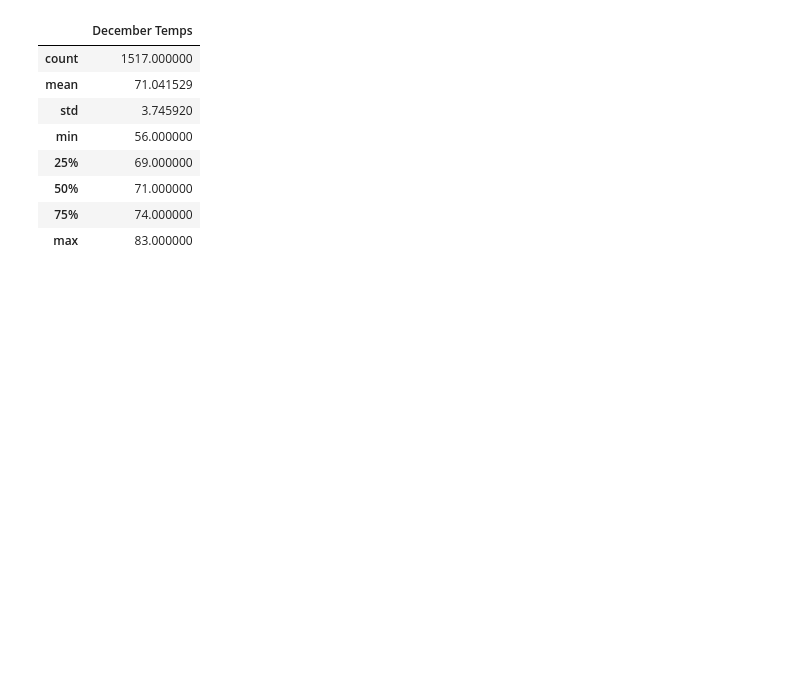
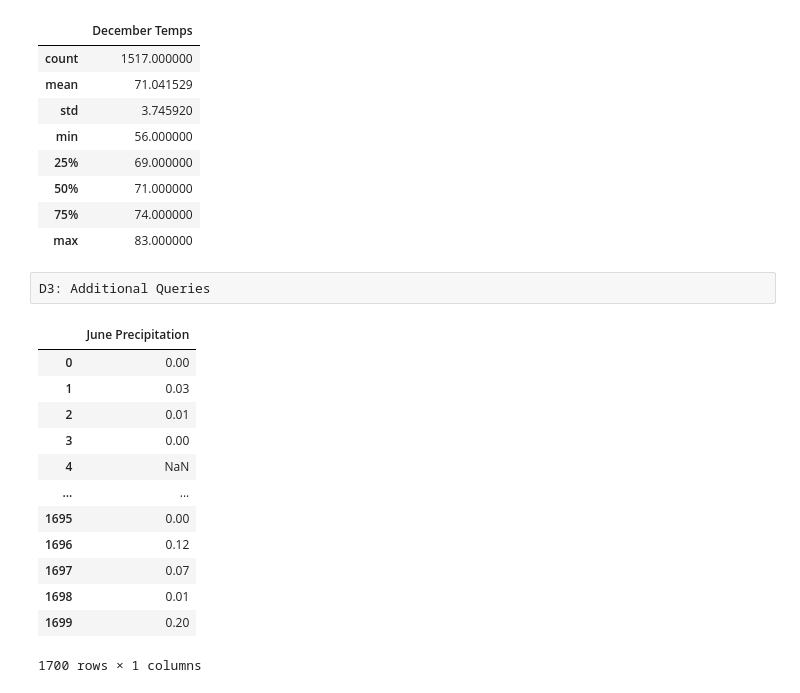
Before and after one commit to nseddon/Surfs-Up, a Jupyter notebook: SurfsUp_Challenge.ipynb, the cells around one changed output. Saved outputs shown, nothing was run; the diff lists cells and outputs as text; code cells hidden in the pictures; blank space fills up the shorter version.

Commit message:
Additional Analysis added

```diff
--- a/SurfsUp_Challenge.ipynb
+++ b/SurfsUp_Challenge.ipynb
@@ -125,3 +161,5 @@ December_temperature_df.describe()
 | 50% | 71.000000 |
 | 75% | 74.000000 |
 | max | 83.000000 |
+# %% [raw]
+D3: Additional Queries
@@ -127,0 +169,24 @@ December_temperature_df.describe()
+# %%
+# Convert the June preciptations to a list.
+query = session.query(Measurement.id, Measurement.station, Measurement.date, Measurement.prcp, Measurement.tobs).filter(extract('month', Measurement.date)=='06').group_by(Measurement.id).order_by(Measurement.date).all()
+June_precipitation_list = []
+for index in query:
+    June_precipitation_list.append(index.prcp)
+# %%
+# Create a DataFrame from the list of precipitation for the month of June.
+June_precipitation_df = pd.DataFrame(June_precipitation_list, columns=['June Precipitation'])
+June_precipitation_df
+# %% [output]
+|  | June Precipitation |
+| 0 | 0.00 |
+| 1 | 0.03 |
+| 2 | 0.01 |
+| 3 | 0.00 |
+| 4 | NaN |
+| ... | ... |
+| 1695 | 0.00 |
+| 1696 | 0.12 |
+| 1697 | 0.07 |
+| 1698 | 0.01 |
+| 1699 | 0.20 |
+1700 rows × 1 columns
```
Also changed, not shown: parts of 8 cells of this notebook, 2 other files.
